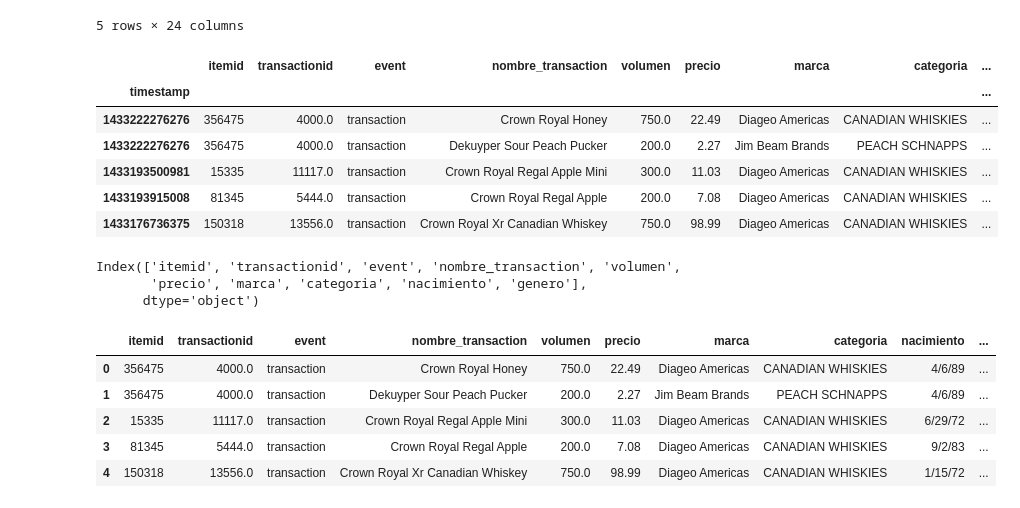
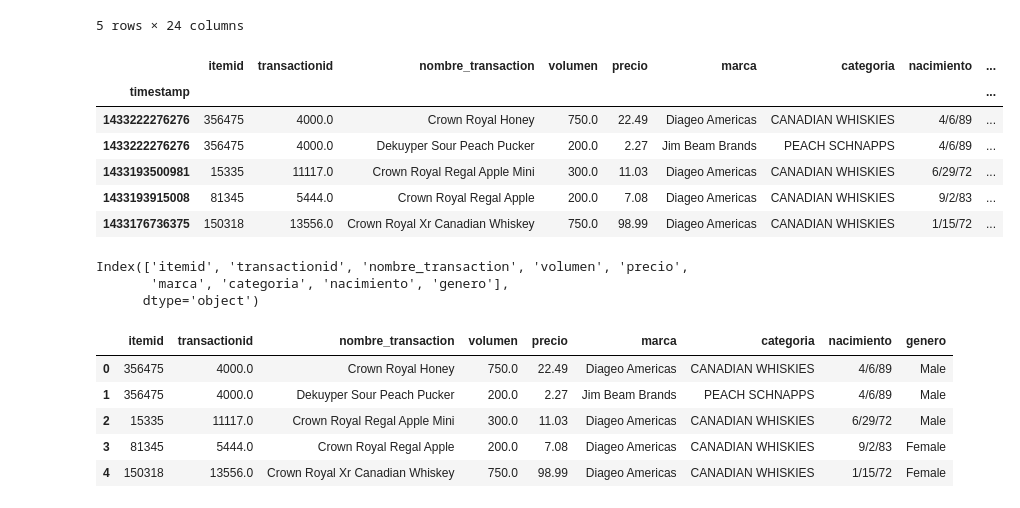
Before and after one commit to cristianreal/data_analytics, a Jupyter notebook: infrastructura/servidor web/desarrollo/scripts/2_Clustering.ipynb, the cells around one changed output. Drawn from its saved outputs; the diff is of its cells as text; code cells hidden in the pictures.

```diff
--- a/infrastructura/servidor web/desarrollo/scripts/2_Clustering.ipynb
+++ b/infrastructura/servidor web/desarrollo/scripts/2_Clustering.ipynb
@@ -86,33 +86,33 @@ data_merged.head()
 | 1433176736375 | 102019 | 150318 | 13556.0 | transaction | 3243.0 | Crown Royal Xr Canadian Whiskey | 750.0 | 98.99 | ... |
 5 rows × 24 columns
 # %%
-df1 = data_merged.drop(["categoria_id","marca_id","visitorid","visitorid","index_transaction","index_client","telefono","idioma","nit","ciudad","correo","empresa","puesto","nombre_client","apellido"], axis=1)  # Remove specific columns
+df1 = data_merged.drop(["event","categoria_id","marca_id","visitorid","visitorid","index_transaction","index_client","telefono","idioma","nit","ciudad","correo","empresa","puesto","nombre_client","apellido"], axis=1)  # Remove specific columns
 df1.head()
 # %% [output]
-|  | itemid | transactionid | event | nombre_transaction | volumen | precio | marca | categoria | ... |
+|  | itemid | transactionid | nombre_transaction | volumen | precio | marca | categoria | nacimiento | ... |
 | timestamp |  |  |  |  |  |  |  |  | ... |
-| 1433222276276 | 356475 | 4000.0 | transaction | Crown Royal Honey | 750.0 | 22.49 | Diageo Americas | CANADIAN WHISKIES | ... |
-| 1433222276276 | 356475 | 4000.0 | transaction | Dekuyper Sour Peach Pucker | 200.0 | 2.27 | Jim Beam Brands | PEACH SCHNAPPS | ... |
-| 1433193500981 | 15335 | 11117.0 | transaction | Crown Royal Regal Apple Mini | 300.0 | 11.03 | Diageo Americas | CANADIAN WHISKIES | ... |
-| 1433193915008 | 81345 | 5444.0 | transaction | Crown Royal Regal Apple | 200.0 | 7.08 | Diageo Americas | CANADIAN WHISKIES | ... |
-| 1433176736375 | 150318 | 13556.0 | transaction | Crown Royal Xr Canadian Whiskey | 750.0 | 98.99 | Diageo Americas | CANADIAN WHISKIES | ... |
+| 1433222276276 | 356475 | 4000.0 | Crown Royal Honey | 750.0 | 22.49 | Diageo Americas | CANADIAN WHISKIES | 4/6/89 | ... |
+| 1433222276276 | 356475 | 4000.0 | Dekuyper Sour Peach Pucker | 200.0 | 2.27 | Jim Beam Brands | PEACH SCHNAPPS | 4/6/89 | ... |
+| 1433193500981 | 15335 | 11117.0 | Crown Royal Regal Apple Mini | 300.0 | 11.03 | Diageo Americas | CANADIAN WHISKIES | 6/29/72 | ... |
+| 1433193915008 | 81345 | 5444.0 | Crown Royal Regal Apple | 200.0 | 7.08 | Diageo Americas | CANADIAN WHISKIES | 9/2/83 | ... |
+| 1433176736375 | 150318 | 13556.0 | Crown Royal Xr Canadian Whiskey | 750.0 | 98.99 | Diageo Americas | CANADIAN WHISKIES | 1/15/72 | ... |
 # %%
 df1.columns
 # %% [output]
-Index(['itemid', 'transactionid', 'event', 'nombre_transaction', 'volumen',
-       'precio', 'marca', 'categoria', 'nacimiento', 'genero'],
+Index(['itemid', 'transactionid', 'nombre_transaction', 'volumen', 'precio',
+       'marca', 'categoria', 'nacimiento', 'genero'],
       dtype='object')
 # %%
 df1 = df1.reset_index()
 df1 = df1.drop("timestamp", axis="columns")
 df1.head()
 # %% [output]
-|  | itemid | transactionid | event | nombre_transaction | volumen | precio | marca | categoria | nacimiento | ... |
-| 0 | 356475 | 4000.0 | transaction | Crown Royal Honey | 750.0 | 22.49 | Diageo Americas | CANADIAN WHISKIES | 4/6/89 | ... |
-| 1 | 356475 | 4000.0 | transaction | Dekuyper Sour Peach Pucker | 200.0 | 2.27 | Jim Beam Brands | PEACH SCHNAPPS | 4/6/89 | ... |
-| 2 | 15335 | 11117.0 | transaction | Crown Royal Regal Apple Mini | 300.0 | 11.03 | Diageo Americas | CANADIAN WHISKIES | 6/29/72 | ... |
-| 3 | 81345 | 5444.0 | transaction | Crown Royal Regal Apple | 200.0 | 7.08 | Diageo Americas | CANADIAN WHISKIES | 9/2/83 | ... |
-| 4 | 150318 | 13556.0 | transaction | Crown Royal Xr Canadian Whiskey | 750.0 | 98.99 | Diageo Americas | CANADIAN WHISKIES | 1/15/72 | ... |
+|  | itemid | transactionid | nombre_transaction | volumen | precio | marca | categoria | nacimiento | genero |
+| 0 | 356475 | 4000.0 | Crown Royal Honey | 750.0 | 22.49 | Diageo Americas | CANADIAN WHISKIES | 4/6/89 | Male |
+| 1 | 356475 | 4000.0 | Dekuyper Sour Peach Pucker | 200.0 | 2.27 | Jim Beam Brands | PEACH SCHNAPPS | 4/6/89 | Male |
+| 2 | 15335 | 11117.0 | Crown Royal Regal Apple Mini | 300.0 | 11.03 | Diageo Americas | CANADIAN WHISKIES | 6/29/72 | Male |
+| 3 | 81345 | 5444.0 | Crown Royal Regal Apple | 200.0 | 7.08 | Diageo Americas | CANADIAN WHISKIES | 9/2/83 | Female |
+| 4 | 150318 | 13556.0 | Crown Royal Xr Canadian Whiskey | 750.0 | 98.99 | Diageo Americas | CANADIAN WHISKIES | 1/15/72 | Female |
 # %%
 cutoff_year=30
 def custom_parser(date_str):
```
Also changed, not shown: parts of 10 cells of this notebook.
